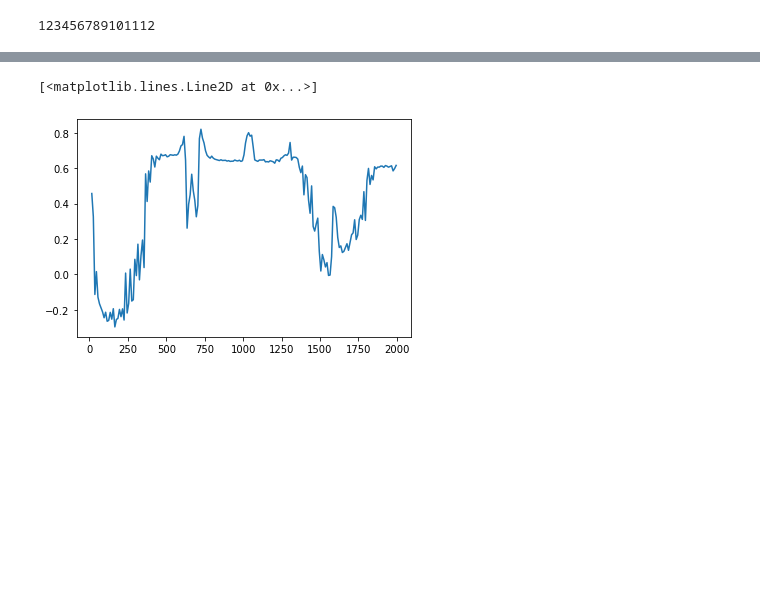
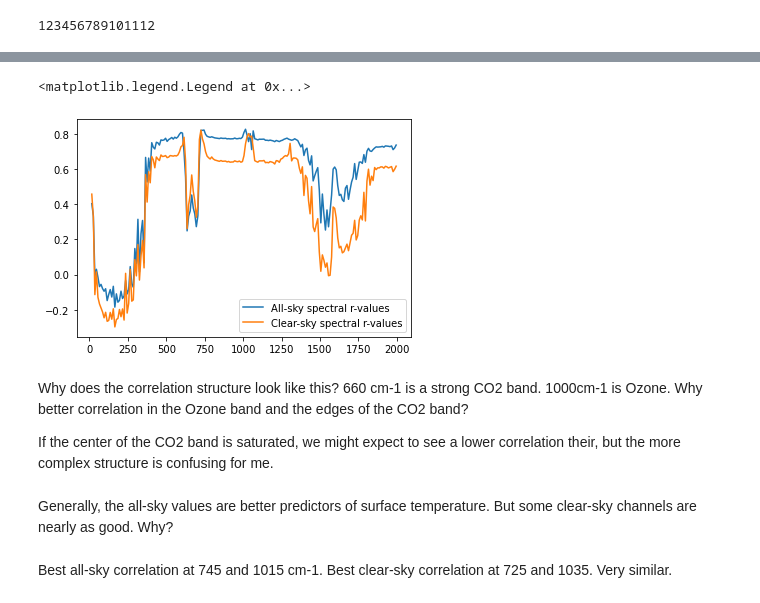
Before and after one commit to jshaw35/spectral_ice, a Jupyter notebook: AIRS_channel_selection.ipynb, the cells around one changed output, grey strips where cells are left out. Drawn from its saved outputs; the diff is of its cells as text; code cells hidden in the pictures; blank space fills up the shorter version.

```diff
--- a/AIRS_channel_selection.ipynb
+++ b/AIRS_channel_selection.ipynb
@@ -233,22 +218,38 @@ plt.contourf(_trends_clr['month'],_trends_clr['lat'],_trends_clr[:,5,:].transpos
 # %%
-gisstemp_interpd = gisstemp_trends.interp_like(_trends_clr)
+gisstemp_interpd = gisstemp_trends.interp_like(all_data_spec_olr_clr['TREND'])
 # %%
-trends_reorg = _trends_clr.transpose('wnum','month','lat')
+trends_reorg = all_data_spec_olr['TREND'].transpose('wnum','month','lat')
+trends_clr_reorg = all_data_spec_olr_clr['TREND'].transpose('wnum','month','lat')
 # %%
-rvals = {}
-rvals_list =[]
+rvals_gisstemp = {}
+rvals_list_gisstemp =[]
 
-for _wnum in trends_reorg:
+rvals_gisstemp_clr = {}
+rvals_list_gisstemp_clr =[]
+
+for _wnum,_wnum_clr in zip(trends_reorg,trends_clr_reorg):
 
     r = calculate_spatial_correlation(_wnum,gisstemp_interpd)
+    r_clr = calculate_spatial_correlation(_wnum_clr,gisstemp_interpd)
 
-    rvals[str(_wnum.wnum.values)] = r
-    rvals_list.append(r)
-#     print(r)
+    rvals_gisstemp[str(_wnum.wnum.values)] = r
+    rvals_list_gisstemp.append(r)
 
-#     break
+    rvals_gisstemp_clr[str(_wnum.wnum.values)] = r_clr
+    rvals_list_gisstemp_clr.append(r_clr)
-# %%
-plt.plot(trends_reorg.wnum,np.array(rvals_list))
-# %% [output]
-[<matplotlib.lines.Line2D at 0x...>]
-[figure, removed]
+# %%
+plt.plot(trends_reorg.wnum,np.array(rvals_list_gisstemp),label='All-sky spectral r-values')
+plt.plot(trends_reorg.wnum,np.array(rvals_list_gisstemp_clr),label='Clear-sky spectral r-values')
+
+plt.legend()
+# %% [output]
+<matplotlib.legend.Legend at 0x...>
+[figure, added]
+# %% [markdown]
+Why does the correlation structure look like this? 660 cm-1 is a strong CO2 band. 1000cm-1 is Ozone. Why better correlation in the Ozone band and the edges of the CO2 band?
+
+If the center of the CO2 band is saturated, we might expect to see a lower correlation their, but the more complex structure is confusing for me.
+# %% [markdown]
+Generally, the all-sky values are better predictors of surface temperature. But some clear-sky channels are nearly as good. Why?
+# %% [markdown]
+Best all-sky correlation at 745 and 1015 cm-1. Best clear-sky correlation at 725 and 1035. Very similar.
```
Also changed, not shown: parts of 49 cells of this notebook, 3 other files.
